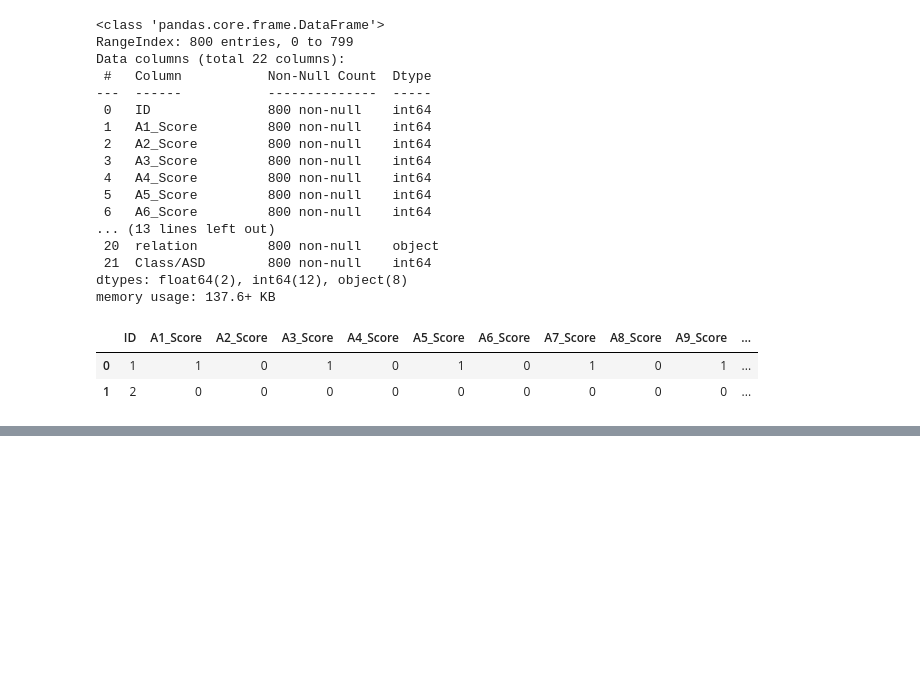
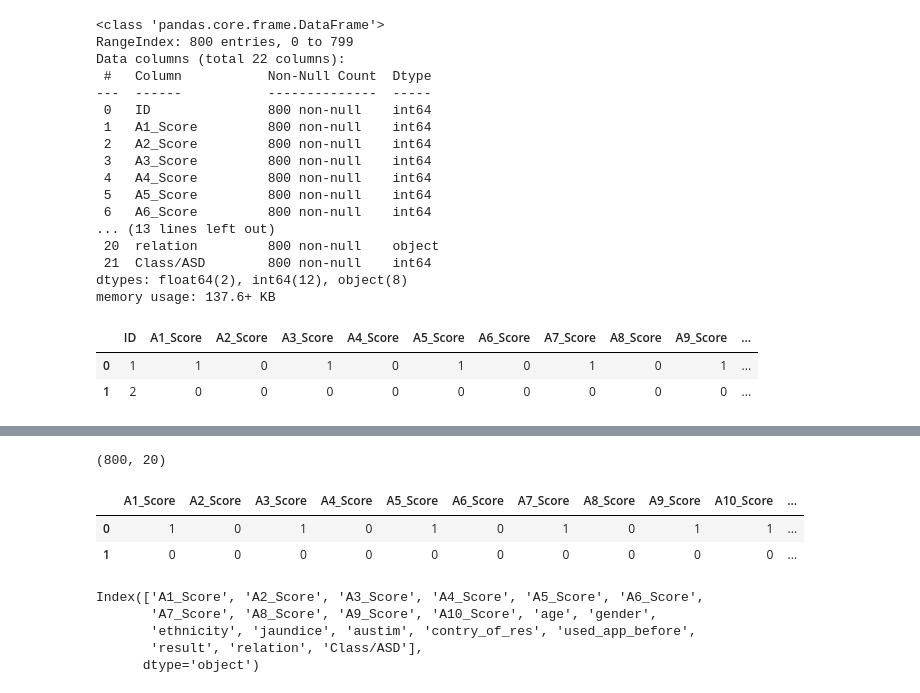
Before and after one commit to Musarrat1/Autism, a Jupyter notebook: autism.ipynb, the cells around one changed output, grey strips where cells are left out. Drawn from its saved outputs; the diff is of its cells as text; code cells hidden in the pictures; blank space fills up the shorter version.

```diff
--- a/autism.ipynb
+++ b/autism.ipynb
@@ -112,0 +140,18 @@ data.head(2)
+# %%
+data.shape
+# %% [output]
+(800, 20)
+# %%
+data.head(2)
+# %% [output]
+|  | A1_Score | A2_Score | A3_Score | A4_Score | A5_Score | A6_Score | A7_Score | A8_Score | A9_Score | A10_Score | ... |
+| 0 | 1 | 0 | 1 | 0 | 1 | 0 | 1 | 0 | 1 | 1 | ... |
+| 1 | 0 | 0 | 0 | 0 | 0 | 0 | 0 | 0 | 0 | 0 | ... |
+# %%
+data.columns
+# %% [output]
+Index(['A1_Score', 'A2_Score', 'A3_Score', 'A4_Score', 'A5_Score', 'A6_Score',
+       'A7_Score', 'A8_Score', 'A9_Score', 'A10_Score', 'age', 'gender',
+       'ethnicity', 'jaundice', 'austim', 'contry_of_res', 'used_app_before',
+       'result', 'relation', 'Class/ASD'],
+      dtype='object')
```
Also changed, not shown: parts of 13 cells of this notebook.
